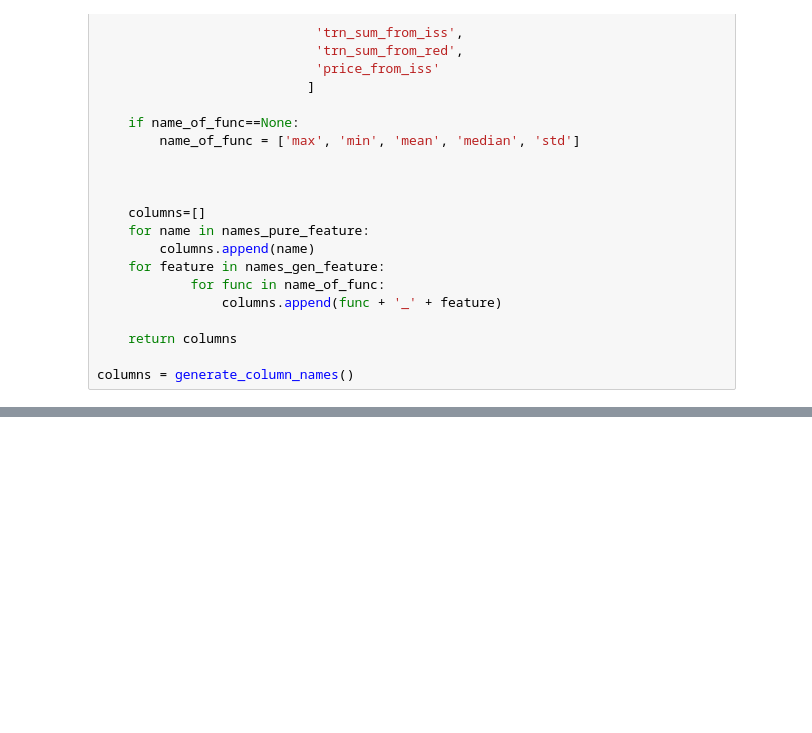
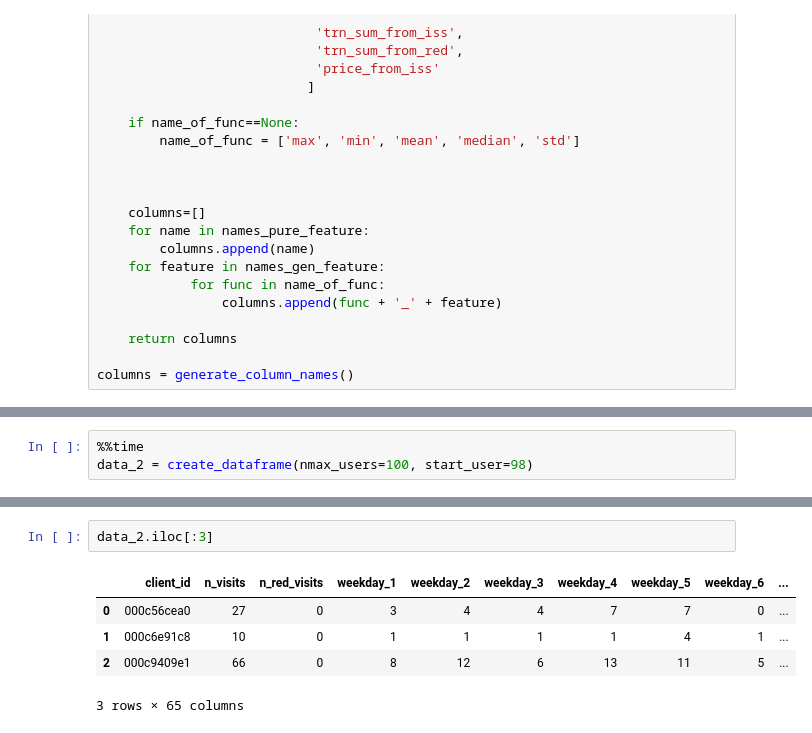
Before and after one commit to lasados/X5RetailHeroUplift, a Jupyter notebook: functions_of_preprocessing.ipynb, the cells around one changed output, grey strips where cells are left out. Drawn from its saved outputs; the diff is of its cells as text; blank space fills up the shorter version.

```diff
--- a/functions_of_preprocessing.ipynb
+++ b/functions_of_preprocessing.ipynb
@@ -583,0 +612,3 @@ data
+# %%
+%%time
+data_2 = create_dataframe(nmax_users=100, start_user=98)
@@ -583,0 +625,8 @@ data
+# %%
+data_2.iloc[:3]
+# %% [output]
+|  | client_id | n_visits | n_red_visits | weekday_1 | weekday_2 | weekday_3 | weekday_4 | weekday_5 | weekday_6 | ... |
+| 0 | 000c56cea0 | 27 | 0 | 3 | 4 | 4 | 7 | 7 | 0 | ... |
+| 1 | 000c6e91c8 | 10 | 0 | 1 | 1 | 1 | 1 | 4 | 1 | ... |
+| 2 | 000c9409e1 | 66 | 0 | 8 | 12 | 6 | 13 | 11 | 5 | ... |
+3 rows × 65 columns
```
Also changed, not shown: parts of 11 cells of this notebook, 1 other file.
